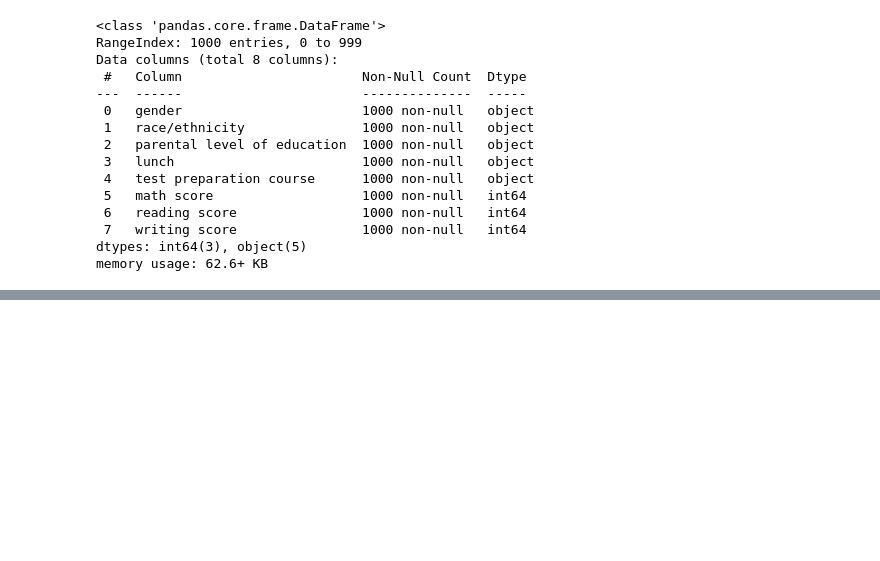
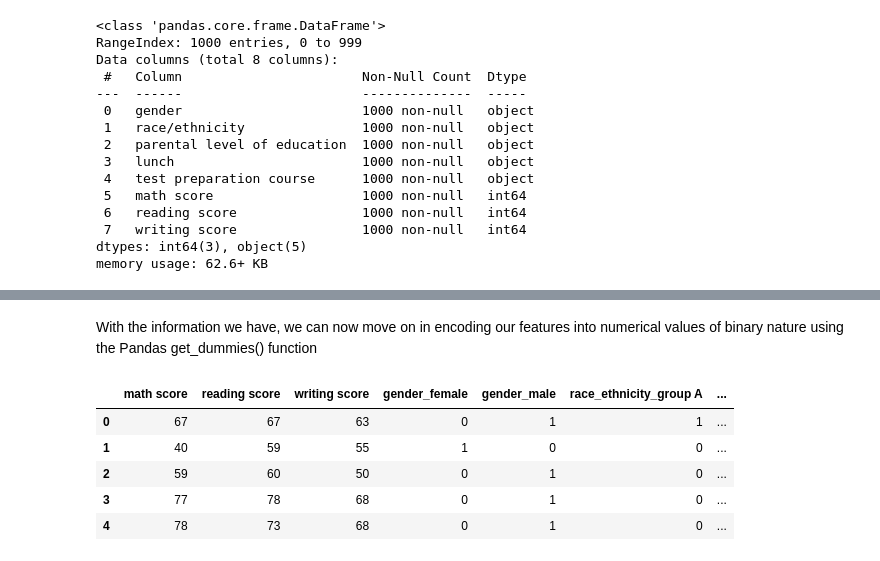
Before and after one commit to RuralNative/Student_Performance_Analysis, a Jupyter notebook: student-marks-prediction.ipynb, the cells around one changed output, grey strips where cells are left out. Drawn from its saved outputs; the diff is of its cells as text; code cells hidden in the pictures; blank space fills up the shorter version.

```diff
--- a/student-marks-prediction.ipynb
+++ b/student-marks-prediction.ipynb
@@ -41,0 +119,4 @@ for dirname, _, filenames in os.walk('/kaggle/input/kaggle/input/students-perfor
+# %%
+#Categorical features present in our dataframe
+dataframe_categoricals = dataframe.select_dtypes('object')
+dataframe_categoricals.info()
@@ -41,0 +148,6 @@ for dirname, _, filenames in os.walk('/kaggle/input/kaggle/input/students-perfor
+# %%
+# Check count for each unique value for each feature
+column_names = dataframe_categoricals.columns
+for column in column_names:
+    print(f"\n{column.upper()} Feature")
+    print(dataframe[column].value_counts())
@@ -41,0 +195,12 @@ for dirname, _, filenames in os.walk('/kaggle/input/kaggle/input/students-perfor
+# %% [markdown]
+With the information we have, we can now move on in encoding our features into numerical values of binary nature using the Pandas get_dummies() function
+# %%
+dataframe_encoded = pd.get_dummies(data = dataframe, columns = column_names)
+dataframe_encoded.head()
+# %% [output]
+|  | math score | reading score | writing score | gender_female | gender_male | race_ethnicity_group A | ... |
+| 0 | 67 | 67 | 63 | 0 | 1 | 1 | ... |
+| 1 | 40 | 59 | 55 | 1 | 0 | 0 | ... |
+| 2 | 59 | 60 | 50 | 0 | 1 | 0 | ... |
+| 3 | 77 | 78 | 68 | 0 | 1 | 0 | ... |
+| 4 | 78 | 73 | 68 | 0 | 1 | 0 | ... |
```
Also changed, not shown: parts of 26 cells of this notebook.
